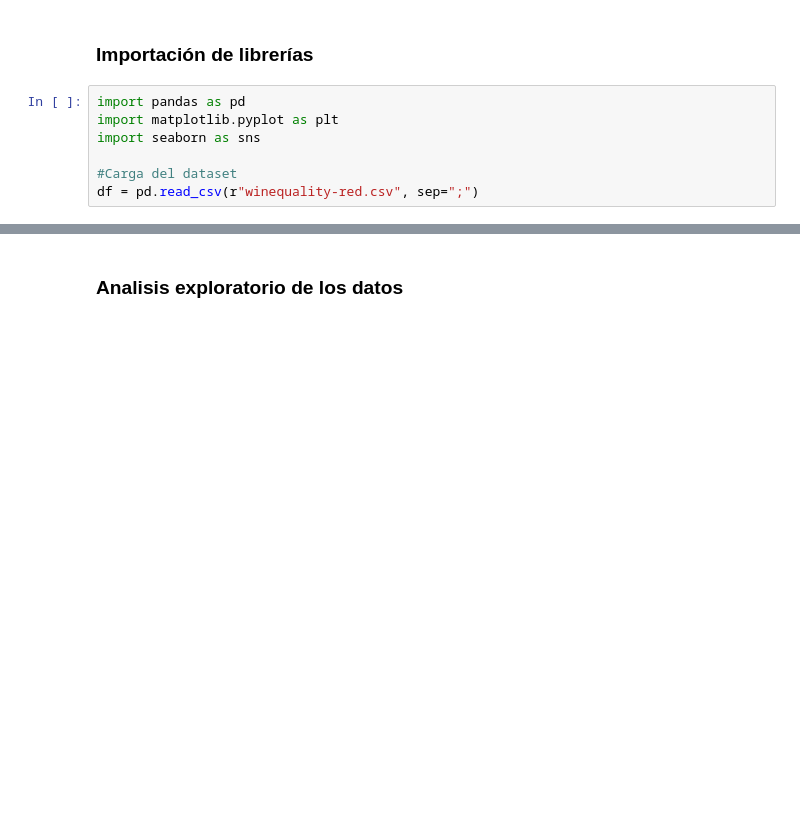
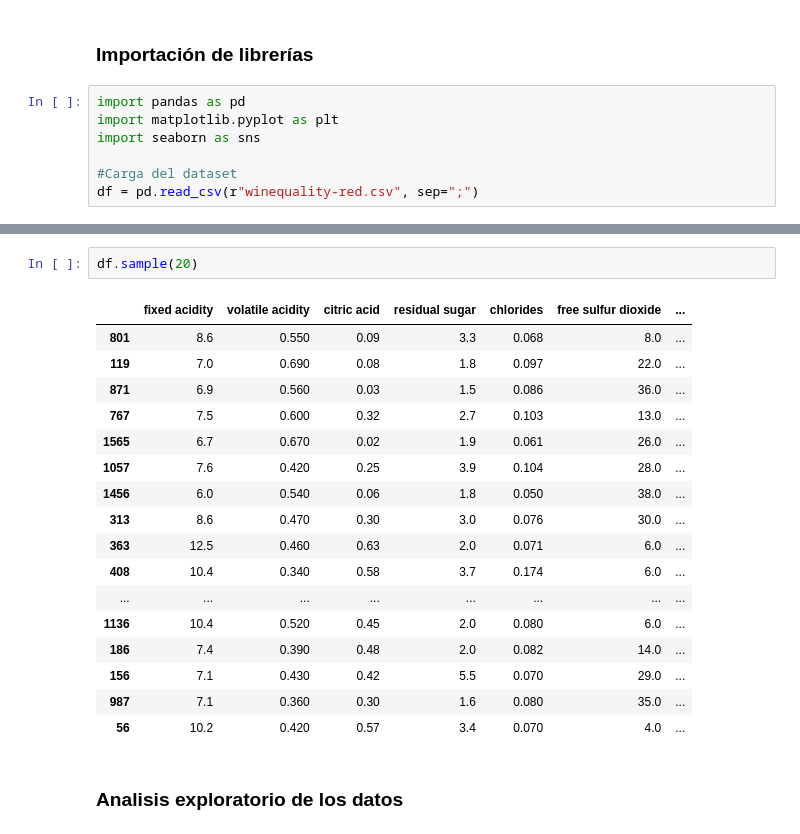
Before and after one commit to kevcangas/wine_classifier, a Jupyter notebook: notebook.ipynb, the cells around one changed output, grey strips where cells are left out. Cells and saved outputs as stored; diff of their text form; blank space fills up the shorter version.

```diff
--- a/notebook.ipynb
+++ b/notebook.ipynb
@@ -20,3 +25,23 @@ df.head()
+# %%
+df.sample(20)
+# %% [output]
+|  | fixed acidity | volatile acidity | citric acid | residual sugar | chlorides | free sulfur dioxide | ... |
+| 801 | 8.6 | 0.550 | 0.09 | 3.3 | 0.068 | 8.0 | ... |
+| 119 | 7.0 | 0.690 | 0.08 | 1.8 | 0.097 | 22.0 | ... |
+| 871 | 6.9 | 0.560 | 0.03 | 1.5 | 0.086 | 36.0 | ... |
+| 767 | 7.5 | 0.600 | 0.32 | 2.7 | 0.103 | 13.0 | ... |
+| 1565 | 6.7 | 0.670 | 0.02 | 1.9 | 0.061 | 26.0 | ... |
+| 1057 | 7.6 | 0.420 | 0.25 | 3.9 | 0.104 | 28.0 | ... |
+| 1456 | 6.0 | 0.540 | 0.06 | 1.8 | 0.050 | 38.0 | ... |
+| 313 | 8.6 | 0.470 | 0.30 | 3.0 | 0.076 | 30.0 | ... |
+| 363 | 12.5 | 0.460 | 0.63 | 2.0 | 0.071 | 6.0 | ... |
+| 408 | 10.4 | 0.340 | 0.58 | 3.7 | 0.174 | 6.0 | ... |
+| ... | ... | ... | ... | ... | ... | ... | ... |
+| 1136 | 10.4 | 0.520 | 0.45 | 2.0 | 0.080 | 6.0 | ... |
+| 186 | 7.4 | 0.390 | 0.48 | 2.0 | 0.082 | 14.0 | ... |
+| 156 | 7.1 | 0.430 | 0.42 | 5.5 | 0.070 | 29.0 | ... |
+| 987 | 7.1 | 0.360 | 0.30 | 1.6 | 0.080 | 35.0 | ... |
+| 56 | 10.2 | 0.420 | 0.57 | 3.4 | 0.070 | 4.0 | ... |
 # %% [markdown]
 ### Analisis exploratorio de los datos
 # %%
```
Also changed, not shown: parts of 9 cells of this notebook.
